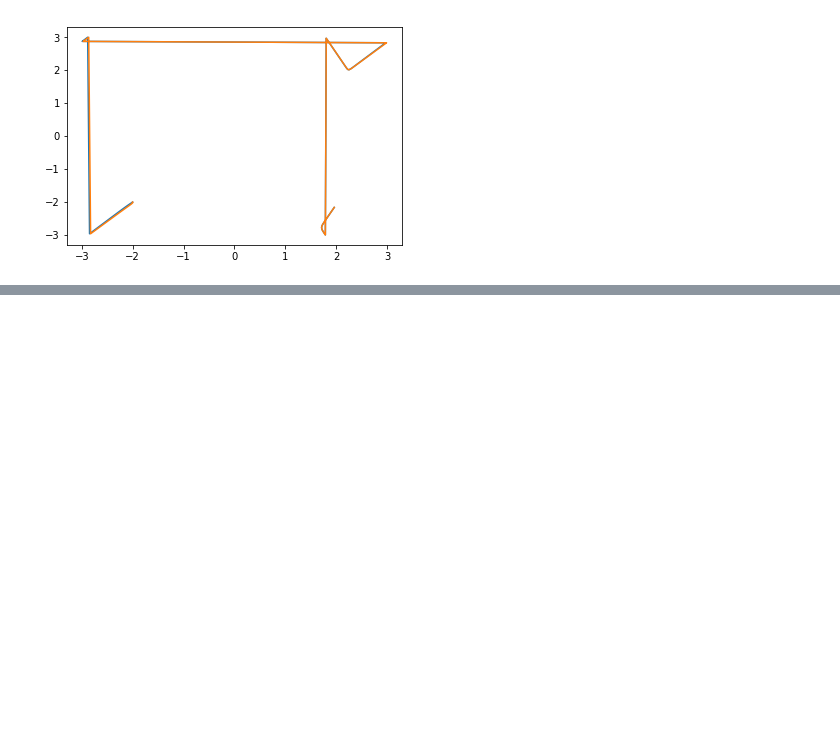
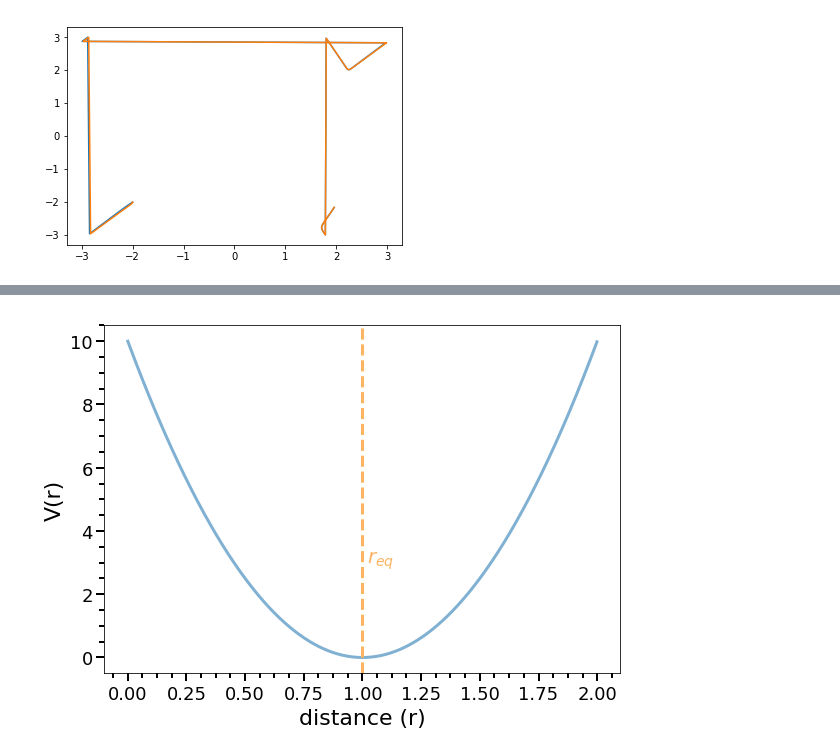
Before and after one commit to TeamOverkill/md, a Jupyter notebook: Untitled.ipynb, the cells around one changed output, grey strips where cells are left out. Saved outputs shown, nothing was run; the diff lists cells and outputs as text; code cells hidden in the pictures; blank space fills up the shorter version.

```diff
--- a/Untitled.ipynb
+++ b/Untitled.ipynb
@@ -1,3 +1,6 @@
 # %%
 import numpy as np
 import matplotlib.pyplot as plt
+import brewer2mpl
+bmap = brewer2mpl.get_map('Set3','qualitative',8)
+colors = bmap.mpl_colors
@@ -21,0 +38,20 @@ plt.plot(backward[1], backward[2])
+# %%
+k = 10
+req = 1
+x = np.arange(0, 2, 0.001)
+y = k*(x - req)**2
+
+fig = plt.figure(figsize=(8.4,6))
+ax1 = fig.add_subplot(111)
+ax1.plot(x, y, linewidth=3, color=colors[4])
+ax1.axvline(x = 1, linestyle = 'dashed', color=colors[5], linewidth = 3)
+ax1.minorticks_on()
+ax1.tick_params(axis = 'both', which = 'minor',length = 5,width = 2,labelsize = 18)
+ax1.tick_params(axis = 'both', which = 'major',length = 8,width = 2,labelsize = 18)
+ax1.set_xlabel(r'distance (r)', fontsize = 22, labelpad = 5)
+ax1.set_ylabel(r'V(r)', fontsize = 22, labelpad = 5)
+ax1.text(1.02, 3, r'$r_{eq}$', fontsize = 20, color = colors[5])
+plt.tight_layout()
+fig.savefig("bonded.pdf")
+# %% [output]
+[figure, added]
```
Also changed, not shown: parts of 4 cells of this notebook, 7 other files.
